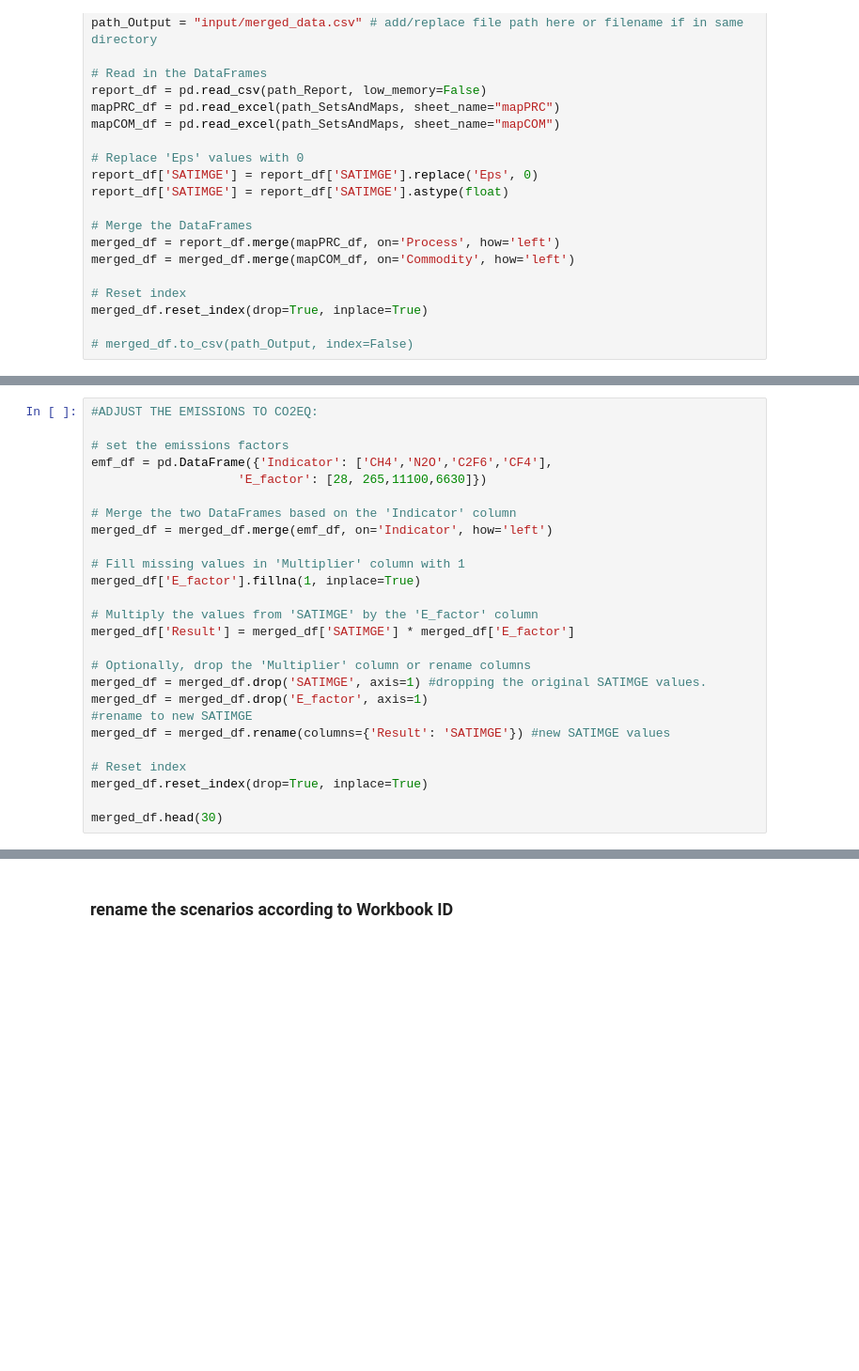
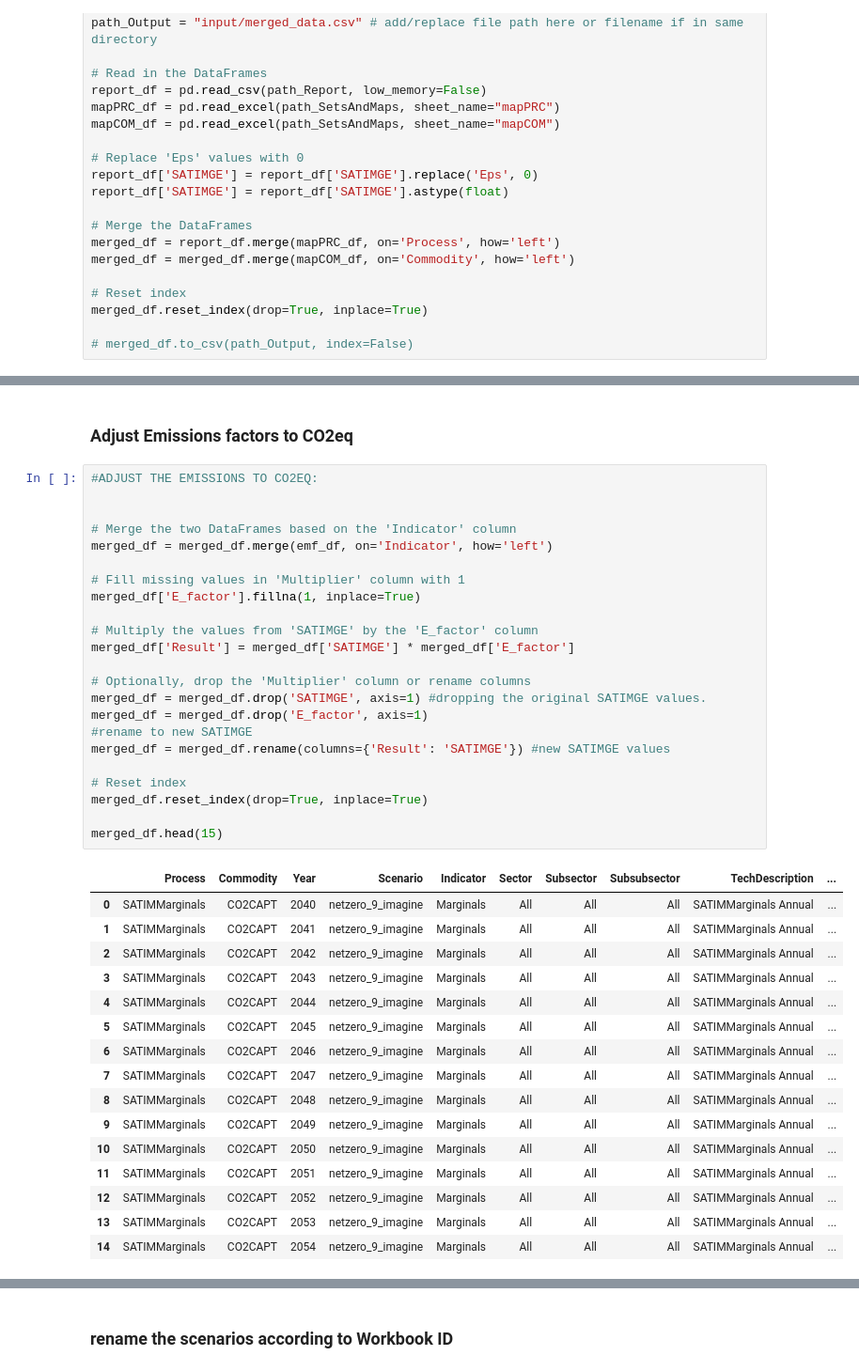
Before and after one commit to BryceMcCall/DDPTemplateAutomationV2, a Jupyter notebook: template_automator_units_cumulative.ipynb, the cells around one changed output, grey strips where cells are left out. Shown at 94% size. Cells and saved outputs as stored; diff of their text form; blank space fills up the shorter version.

```diff
--- a/template_automator_units_cumulative.ipynb
+++ b/template_automator_units_cumulative.ipynb
@@ -108,29 +204,45 @@ merged_df.reset_index(drop=True, inplace=True)
+# %% [markdown]
+### Adjust Emissions factors to CO2eq
 # %%
 #ADJUST THE EMISSIONS TO CO2EQ:
 
-# set the emissions factors
-emf_df = pd.DataFrame({'Indicator': ['CH4','N2O','C2F6','CF4'],
-                    'E_factor': [28, 265,11100,6630]})
 
 # Merge the two DataFrames based on the 'Indicator' column
 merged_df = merged_df.merge(emf_df, on='Indicator', how='left')
 
 # Fill missing values in 'Multiplier' column with 1
 merged_df['E_factor'].fillna(1, inplace=True)
 
 # Multiply the values from 'SATIMGE' by the 'E_factor' column
 merged_df['Result'] = merged_df['SATIMGE'] * merged_df['E_factor']
 
 # Optionally, drop the 'Multiplier' column or rename columns
 merged_df = merged_df.drop('SATIMGE', axis=1) #dropping the original SATIMGE values.
 merged_df = merged_df.drop('E_factor', axis=1)
 #rename to new SATIMGE
 merged_df = merged_df.rename(columns={'Result': 'SATIMGE'}) #new SATIMGE values
 
 # Reset index
 merged_df.reset_index(drop=True, inplace=True)
 
-merged_df.head(30)
+merged_df.head(15)
+# %% [output]
+|  | Process | Commodity | Year | Scenario | Indicator | Sector | Subsector | Subsubsector | TechDescription | ... |
+| 0 | SATIMMarginals | CO2CAPT | 2040 | netzero_9_imagine | Marginals | All | All | All | SATIMMarginals Annual | ... |
+| 1 | SATIMMarginals | CO2CAPT | 2041 | netzero_9_imagine | Marginals | All | All | All | SATIMMarginals Annual | ... |
+| 2 | SATIMMarginals | CO2CAPT | 2042 | netzero_9_imagine | Marginals | All | All | All | SATIMMarginals Annual | ... |
+| 3 | SATIMMarginals | CO2CAPT | 2043 | netzero_9_imagine | Marginals | All | All | All | SATIMMarginals Annual | ... |
+| 4 | SATIMMarginals | CO2CAPT | 2044 | netzero_9_imagine | Marginals | All | All | All | SATIMMarginals Annual | ... |
+| 5 | SATIMMarginals | CO2CAPT | 2045 | netzero_9_imagine | Marginals | All | All | All | SATIMMarginals Annual | ... |
+| 6 | SATIMMarginals | CO2CAPT | 2046 | netzero_9_imagine | Marginals | All | All | All | SATIMMarginals Annual | ... |
+| 7 | SATIMMarginals | CO2CAPT | 2047 | netzero_9_imagine | Marginals | All | All | All | SATIMMarginals Annual | ... |
+| 8 | SATIMMarginals | CO2CAPT | 2048 | netzero_9_imagine | Marginals | All | All | All | SATIMMarginals Annual | ... |
+| 9 | SATIMMarginals | CO2CAPT | 2049 | netzero_9_imagine | Marginals | All | All | All | SATIMMarginals Annual | ... |
+| 10 | SATIMMarginals | CO2CAPT | 2050 | netzero_9_imagine | Marginals | All | All | All | SATIMMarginals Annual | ... |
+| 11 | SATIMMarginals | CO2CAPT | 2051 | netzero_9_imagine | Marginals | All | All | All | SATIMMarginals Annual | ... |
+| 12 | SATIMMarginals | CO2CAPT | 2052 | netzero_9_imagine | Marginals | All | All | All | SATIMMarginals Annual | ... |
+| 13 | SATIMMarginals | CO2CAPT | 2053 | netzero_9_imagine | Marginals | All | All | All | SATIMMarginals Annual | ... |
+| 14 | SATIMMarginals | CO2CAPT | 2054 | netzero_9_imagine | Marginals | All | All | All | SATIMMarginals Annual | ... |
 # %%
 scenarios = merged_df['Scenario'].unique() #array
 scenarios
```
Also changed, not shown: parts of 37 cells of this notebook, 38 other files.
